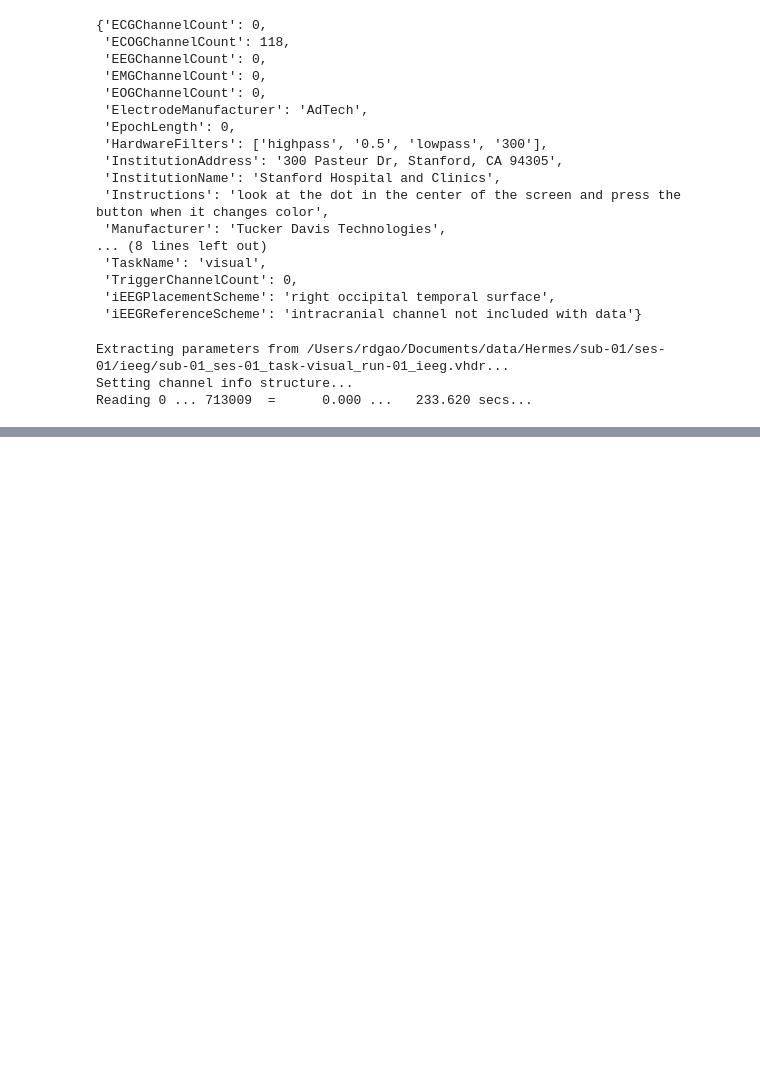
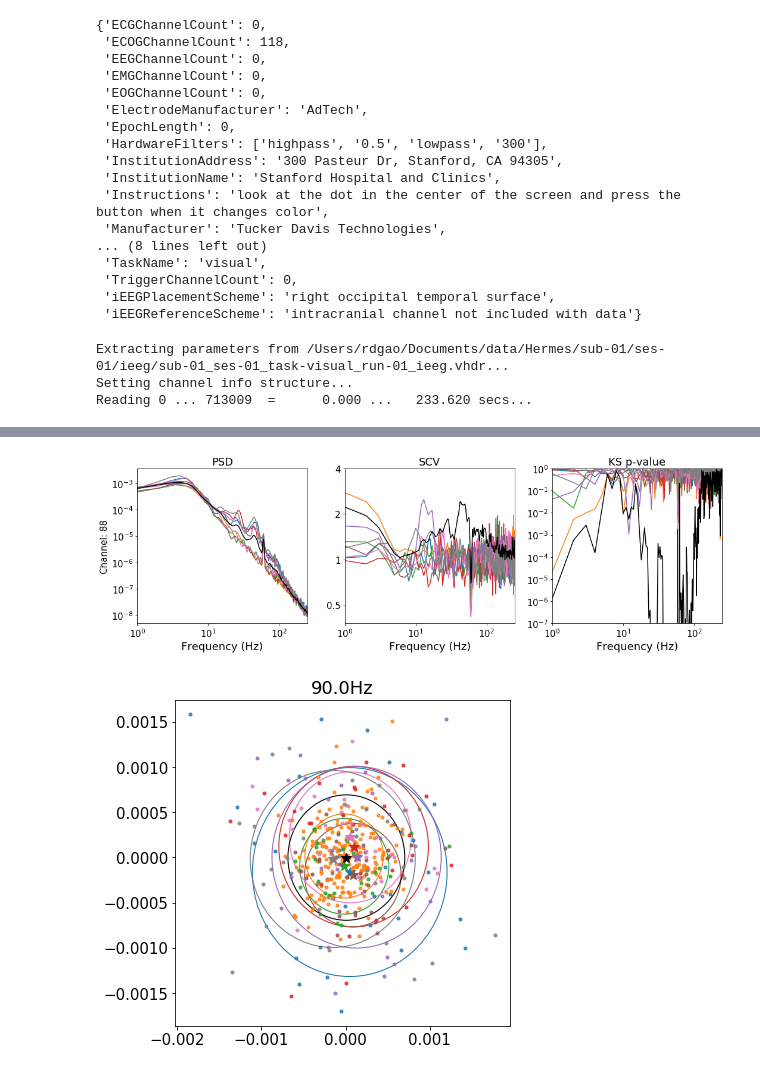
Before and after one commit to rdgao/daily_notebook, a Jupyter notebook: daily18_10_30_HermesBIDS.ipynb, the cells around one changed output, grey strips where cells are left out. Drawn from its saved outputs; the diff is of its cells as text; code cells hidden in the pictures; blank space fills up the shorter version.

```diff
--- a/daily18_10_30_HermesBIDS.ipynb
+++ b/daily18_10_30_HermesBIDS.ipynb
@@ -74,0 +105,23 @@ plt.colorbar(label='Mean SCV (%i-%iHz)'%f_range)
+# %%
+n_chans, f_lim, n_ft = data.shape[0], 300, int(fs)
+window = sp.signal.windows.hamming(epoch_len)
+data_win = data_epoched*window[np.newaxis, :, np.newaxis]
+
+# precompute per-trial PSD, use n=fs for FFT to get 1Hz spacing
+ft = np.fft.fft(data_win, n=n_ft, axis=1)
+f_axis = np.fft.fftfreq(n_ft, 1/fs)
+f_axis = f_axis[:np.where(np.abs(f_axis)>f_lim)[0][0]]
+psd = (np.abs(ft)**2.)[:,:len(f_axis),:]
+# %%
+# load into LFPCA objects
+tr_types = events['trial_type'].unique()
+lf_tr = []
+for i,tt in enumerate(tr_types):
+    print(i)
+    lf_tr.append(lfpca.LFPCA({'nperseg':n_ft, 'noverlap':0, 'spg_outlierpct':1, 'max_freq':250}))
+    lf_tr[i].populate_fourier_data(psd[:,:,events.trial_type==tt], fs, f_axis)
+    lf_tr[i].compute_KS_expfit()
+
+lf_tr.append(lfpca.LFPCA({'nperseg':n_ft, 'noverlap':0, 'spg_outlierpct':1, 'max_freq':250}))
+lf_tr[-1].populate_fourier_data(psd[:,:,:], fs, f_axis)
+lf_tr[-1].compute_KS_expfit()
@@ -74,0 +137,24 @@ plt.colorbar(label='Mean SCV (%i-%iHz)'%f_range)
+# %%
+chan = 88
+fr = 90
+CKEYS = plt.rcParams['axes.prop_cycle'].by_key()['color'][:len(tr_types)]
+plt.figure(num=1, figsize=(15,5))
+plt.figure(num=2, figsize=(6,6))
+for i,tt in enumerate(tr_types):
+    plt.figure(1)
+    lf_tr[i].plot_spectral(plot_mean=False, plot_chan=chan, plot_color=CKEYS[i])
+
+    plt.figure(2)
+    plot_complex(ft[chan,fr,events.trial_type==tt], mc=CKEYS[i], ms=10)
+
+plt.figure(1)
+lf_tr[-1].plot_spectral(plot_mean=False, plot_chan=chan, plot_color='k')
+plt.subplot(1,3,1)
+plt.ylabel('Channel: %i'%chan)
+plt.tight_layout()
+plt.figure(2)
+plot_complex(ft[chan,fr,:], plot_single=False, mc='k', ms=10)
+plt.title('%.1fHz'%f_axis[fr]);
+# %% [output]
+[figure, added]
+[figure, added]
```
Also changed, not shown: parts of 10 cells of this notebook.
